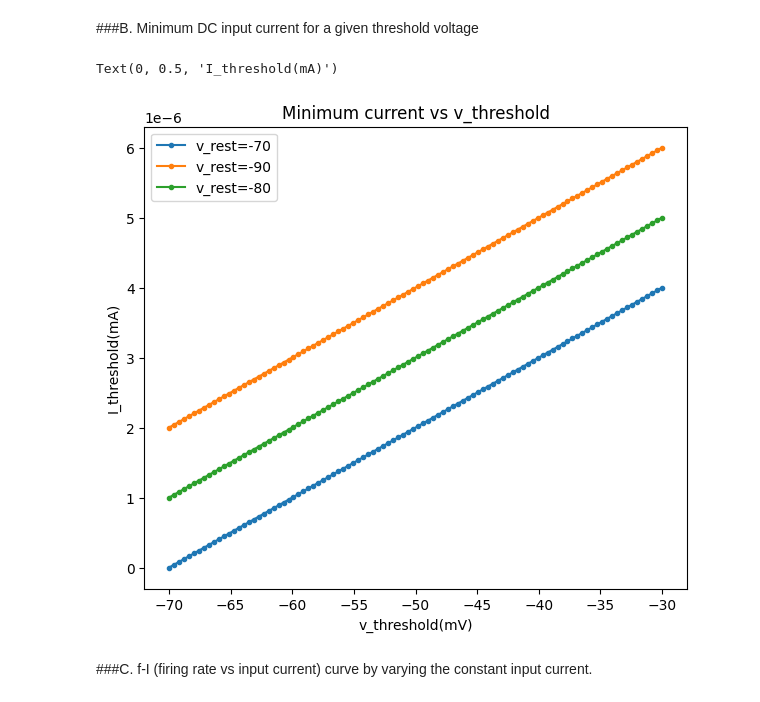
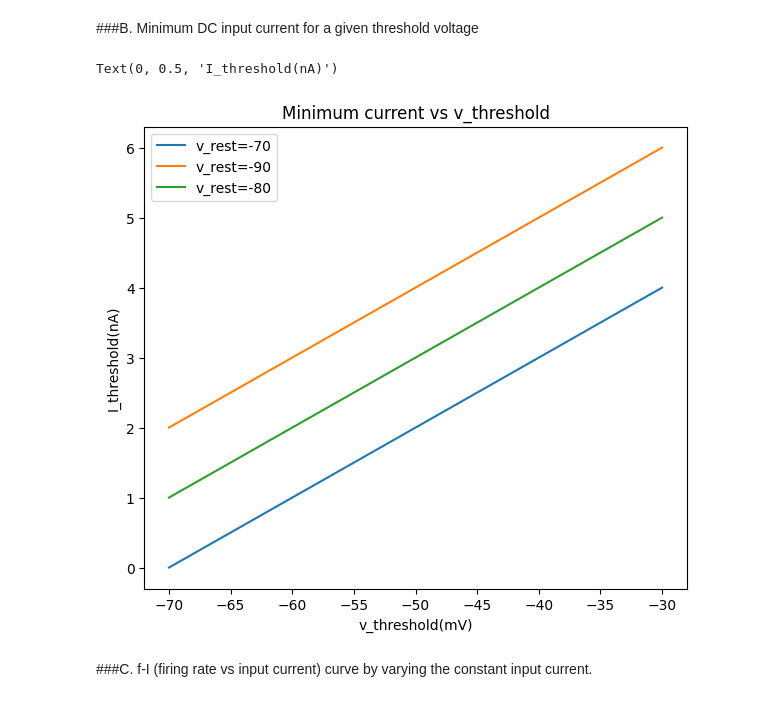
Before and after one commit to shreyasmiraj/dynamical_system_sparse_EI_network, a Jupyter notebook: E_I_network_dynamics.ipynb, the cells around one changed output. Saved outputs shown, nothing was run; the diff lists cells and outputs as text; code cells hidden in the pictures.

```diff
--- a/E_I_network_dynamics.ipynb
+++ b/E_I_network_dynamics.ipynb
@@ -684,23 +676,23 @@ fig.show()
 # %%
 v_rest = -70      #mV
 v_threshold_range = np.linspace(-70, -30, 100) #mV
 R = 10e6          #ohm
 v_rest_range = [-70, -90, -80]
 fig, axes = plt.subplots(1)
 fig.set_figwidth(7)
 fig.set_figheight(6)
 for i, v_rest in enumerate(v_rest_range):
   I_threshold_range = []
   for v_threshold in v_threshold_range:
     I_threshold_range.append((v_threshold - v_rest)/R)  #mA
-  axes.plot(v_threshold_range, I_threshold_range, marker='.')
+  axes.plot(v_threshold_range, np.array(I_threshold_range)*1e6, marker='')
 axes.legend(['v_rest=-70','v_rest=-90','v_rest=-80'])
 axes.set_title('Minimum current vs v_threshold')
 axes.set_xlabel('v_threshold(mV)')
-axes.set_ylabel('I_threshold(mA)')
+axes.set_ylabel('I_threshold(nA)')
 # %% [output]
-Text(0, 0.5, 'I_threshold(mA)')
+Text(0, 0.5, 'I_threshold(nA)')
-[figure, old version]
+[figure, new version]
 # %% [markdown]
 ###C. f-I (firing rate vs input current) curve by varying the constant input current.
 # %%
```
Also changed, not shown: parts of 3 cells of this notebook.
